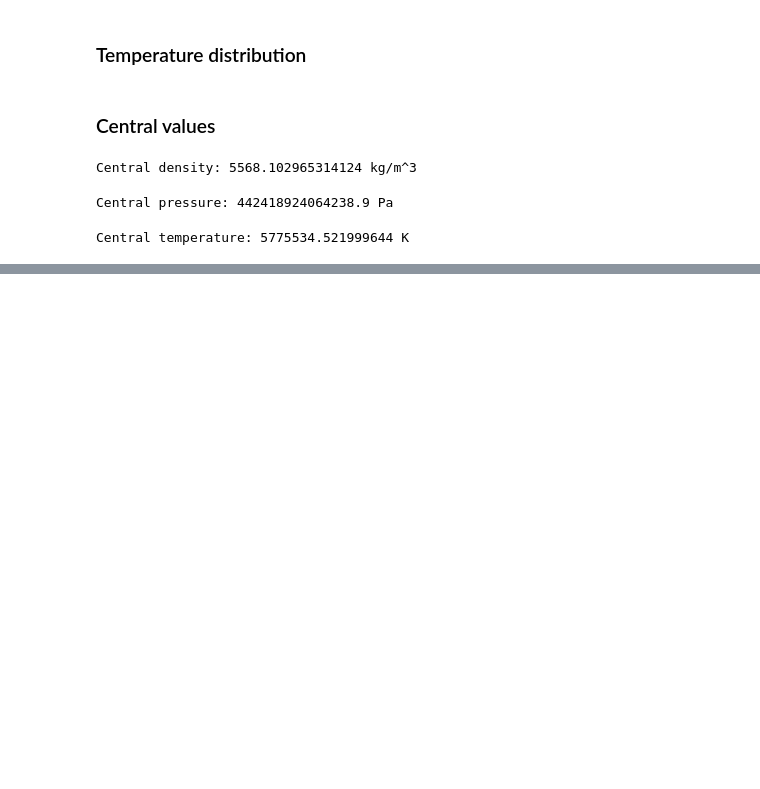
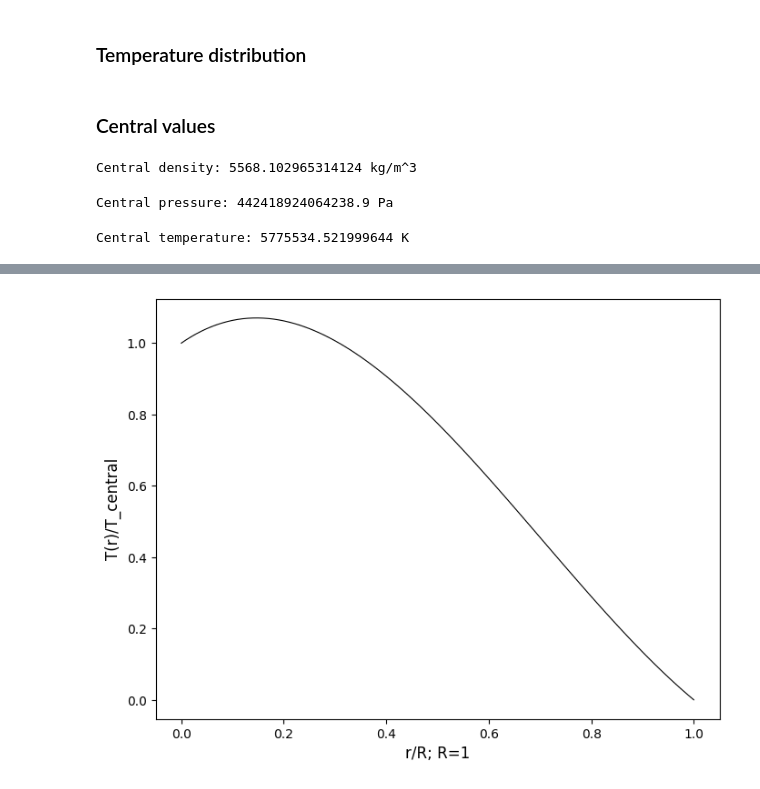
Before and after one commit to ASTR0MNSTR/univ_codes, a Jupyter notebook: 2025_2026/semester_02/inner_stars/zadanie/zad2.ipynb, the cells around one changed output, grey strips where cells are left out. Cells and saved outputs as stored; diff of their text form; code cells hidden in the pictures; blank space fills up the shorter version.

```diff
--- a/2025_2026/semester_02/inner_stars/zadanie/zad2.ipynb
+++ b/2025_2026/semester_02/inner_stars/zadanie/zad2.ipynb
@@ -64,0 +79,11 @@ Central temperature: 5775534.521999644 K
+# %%
+temperature = 1 + x - 19*x**2/5 + 9*x**3/5
+
+fig, ax = plt.subplots(figsize=(8, 6))
+ax.plot(x, temperature, lw=0.8, color='black')
+ax.set_xlabel('r/R; R=1', fontsize=12)
+ax.set_ylabel('T(r)/T_central', fontsize=12)
+
+plt.show()
+# %% [output]
+[figure, added]
```
Also changed, not shown: parts of 4 cells of this notebook.
